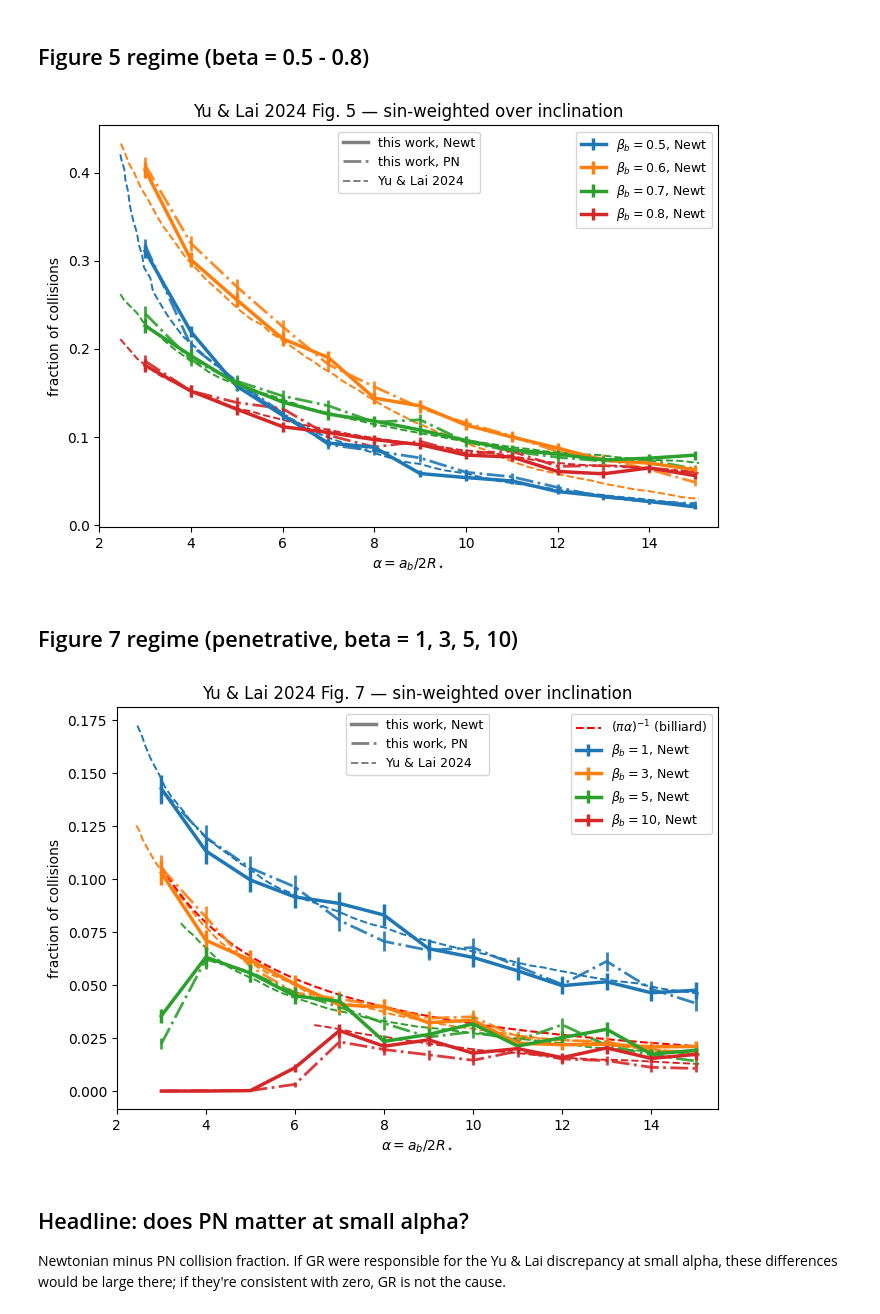
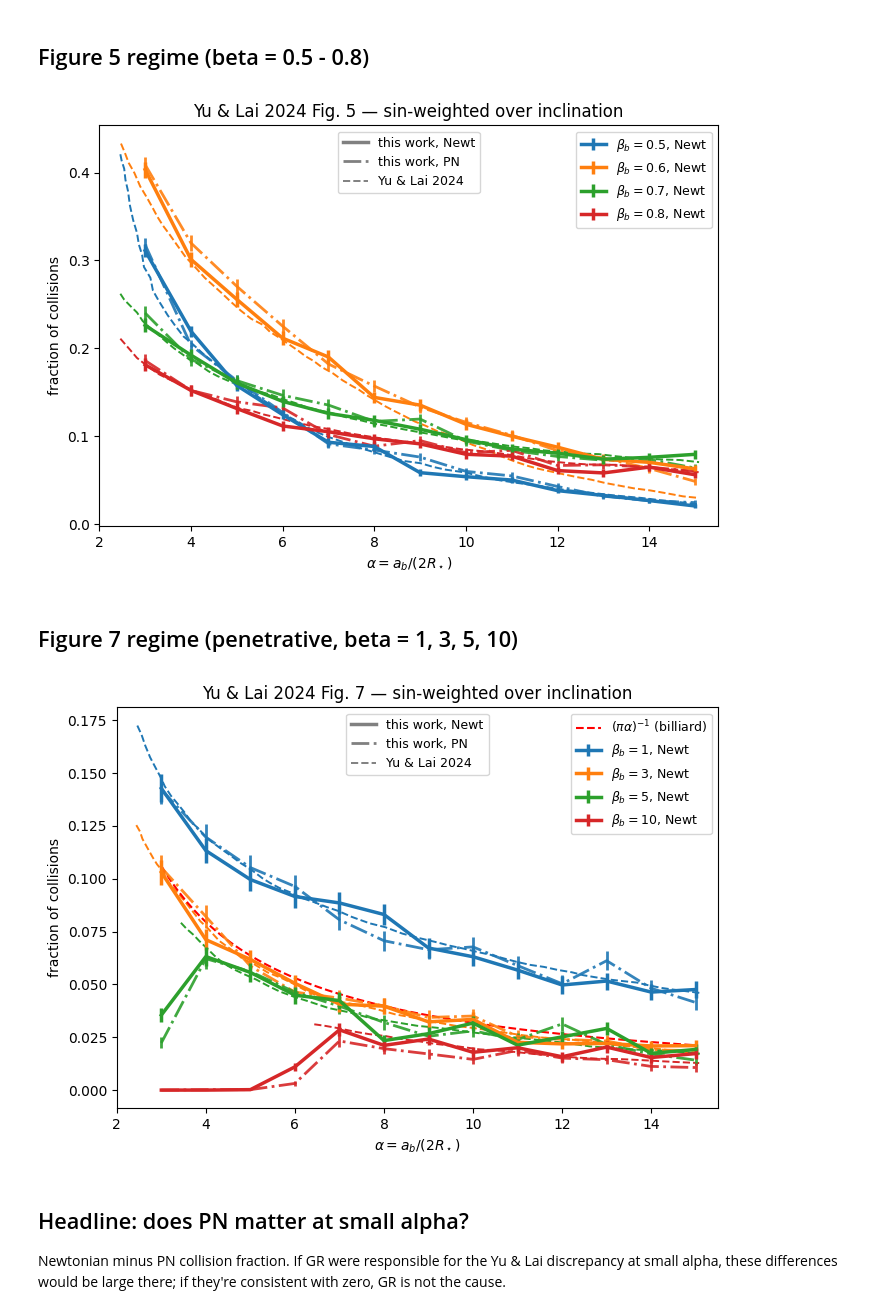
Before and after one commit to Kkritos/smbh-binary, a Jupyter notebook: analysis/yulai2024/comparison_plots.ipynb, the cells around one changed output. Drawn from its saved outputs; the diff is of its cells as text; code cells hidden in the pictures.

```diff
--- a/analysis/yulai2024/comparison_plots.ipynb
+++ b/analysis/yulai2024/comparison_plots.ipynb
@@ -159,35 +159,35 @@ for beta in BETAS_FIG5:
     s = [stats_newt[(beta, a)]["s"] for a in ALPHAS]
     ax.errorbar(ALPHAS, f, yerr=s, fmt="-", color=c, lw=2.5, zorder=3,
                 label=fr"$\beta_b={beta}$, Newt")
     # this work, PN (dash-dot)
     if stats_pn is not None:
         f = [stats_pn[(beta, a)]["f"] for a in ALPHAS]
         s = [stats_pn[(beta, a)]["s"] for a in ALPHAS]
         ax.errorbar(ALPHAS, f, yerr=s, fmt="-.", color=c, lw=2.0, alpha=0.9, zorder=2)
     # Yu & Lai (dashed)
     yl = f"{YULAI_DIR}/YuLaiFig5_beta{str(beta).replace('0.', '0')}.txt"
     try:
         a, fy = load_yulai(yl)
         ax.plot(a, fy, color=c, lw=1.4, ls="--", zorder=1)
     except OSError:
         print("missing", yl)
 
 style_handles = [
     Line2D([0], [0], color="gray", lw=2.5, ls="-",  label="this work, Newt"),
     Line2D([0], [0], color="gray", lw=2.0, ls="-.", label="this work, PN"),
     Line2D([0], [0], color="gray", lw=1.4, ls="--", label="Yu & Lai 2024"),
 ]
 leg2 = ax.legend(handles=style_handles, loc="upper center", fontsize=9)
 ax.add_artist(leg2)
 ax.legend(loc="upper right", fontsize=9)
 ax.set_xlim(2, 15.5)
-ax.set_xlabel(r"$\alpha = a_b / 2R_\star$")
+ax.set_xlabel(r"$\alpha = a_b / (2R_\star)$")
 ax.set_ylabel("fraction of collisions")
 ax.set_title("Yu & Lai 2024 Fig. 5 — sin-weighted over inclination")
 plt.tight_layout()
 plt.show()
 # %% [output]
-[figure, old version]
+[figure, new version]
 # %% [markdown]
 ## Figure 7 regime (penetrative, beta = 1, 3, 5, 10)
 # %%
@@ -220,13 +220,13 @@ leg2 = ax.legend(handles=style_handles, loc="upper center", fontsize=9)
 ax.add_artist(leg2)
 ax.legend(loc="upper right", fontsize=9)
 ax.set_xlim(2, 15.5)
-ax.set_xlabel(r"$\alpha = a_b / 2R_\star$")
+ax.set_xlabel(r"$\alpha = a_b / (2R_\star)$")
 ax.set_ylabel("fraction of collisions")
 ax.set_title("Yu & Lai 2024 Fig. 7 — sin-weighted over inclination")
 plt.tight_layout()
 plt.show()
 # %% [output]
-[figure, old version]
+[figure, new version]
 # %% [markdown]
 ## Headline: does PN matter at small alpha?
 
```
Also changed, not shown: parts of 2 cells of this notebook, 4 other files.
